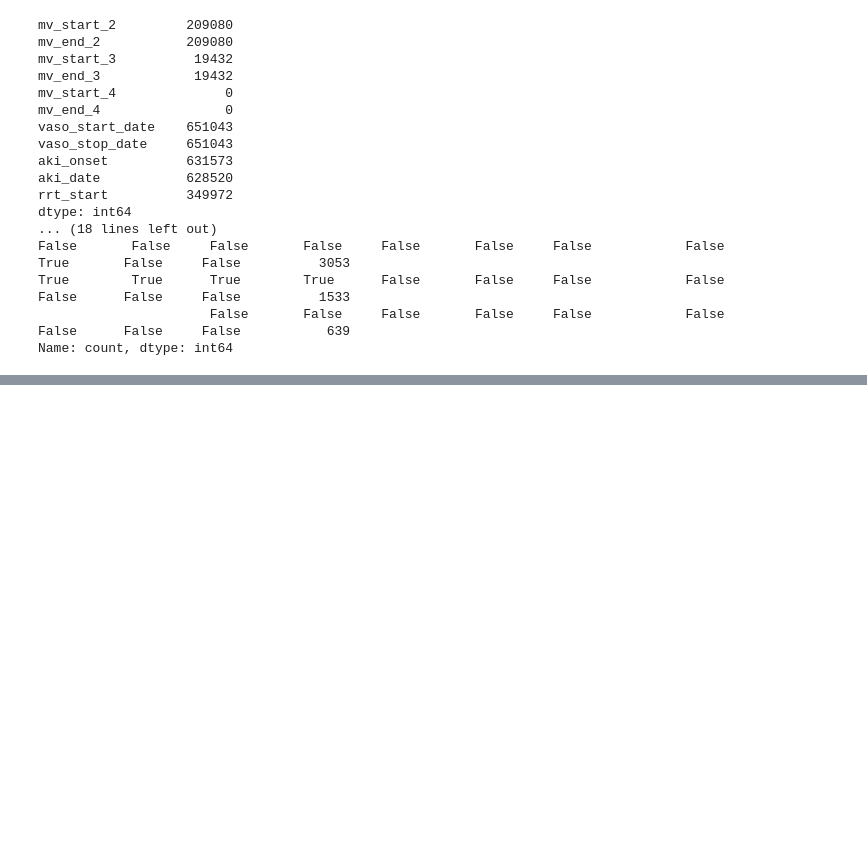
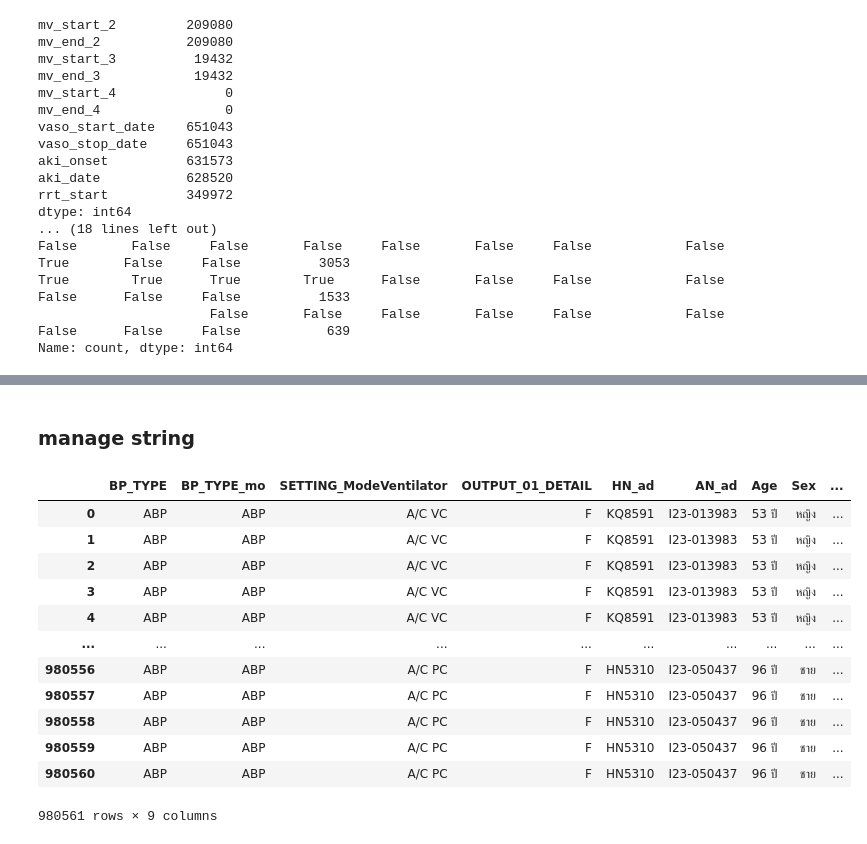
Before and after one commit to Tonry12/Data_joyx2, a Jupyter notebook: mergeSmart_ICU_tonnaw.ipynb, the cells around one changed output, grey strips where cells are left out. Cells and saved outputs as stored; diff of their text form; code cells hidden in the pictures; blank space fills up the shorter version.

```diff
--- a/mergeSmart_ICU_tonnaw.ipynb
+++ b/mergeSmart_ICU_tonnaw.ipynb
@@ -1791,2 +1750,21 @@ KeyError: "['B', 'C'] not found in axis"
 # %%
 #df_ohm = pd.read_csv(path+"ohm_icu_merge_06-18-24.csv")
+# %% [markdown]
+### manage string
+# %%
+string_chage = completed[['BP_TYPE', 'BP_TYPE_mo', 'SETTING_ModeVentilator','OUTPUT_01_DETAIL','HN_ad',	'AN_ad', 'Age',	'Sex',	'redcap_event']]
+string_chage
+# %% [output]
+|  | BP_TYPE | BP_TYPE_mo | SETTING_ModeVentilator | OUTPUT_01_DETAIL | HN_ad | AN_ad | Age | Sex | ... |
+| 0 | ABP | ABP | A/C VC | F | KQ8591 | I23-013983 | 53 ปี | หญิง | ... |
+| 1 | ABP | ABP | A/C VC | F | KQ8591 | I23-013983 | 53 ปี | หญิง | ... |
+| 2 | ABP | ABP | A/C VC | F | KQ8591 | I23-013983 | 53 ปี | หญิง | ... |
+| 3 | ABP | ABP | A/C VC | F | KQ8591 | I23-013983 | 53 ปี | หญิง | ... |
+| 4 | ABP | ABP | A/C VC | F | KQ8591 | I23-013983 | 53 ปี | หญิง | ... |
+| ... | ... | ... | ... | ... | ... | ... | ... | ... | ... |
+| 980556 | ABP | ABP | A/C PC | F | HN5310 | I23-050437 | 96 ปี | ชาย | ... |
+| 980557 | ABP | ABP | A/C PC | F | HN5310 | I23-050437 | 96 ปี | ชาย | ... |
+| 980558 | ABP | ABP | A/C PC | F | HN5310 | I23-050437 | 96 ปี | ชาย | ... |
+| 980559 | ABP | ABP | A/C PC | F | HN5310 | I23-050437 | 96 ปี | ชาย | ... |
+| 980560 | ABP | ABP | A/C PC | F | HN5310 | I23-050437 | 96 ปี | ชาย | ... |
+980561 rows × 9 columns
```
Also changed, not shown: parts of 18 cells of this notebook.
